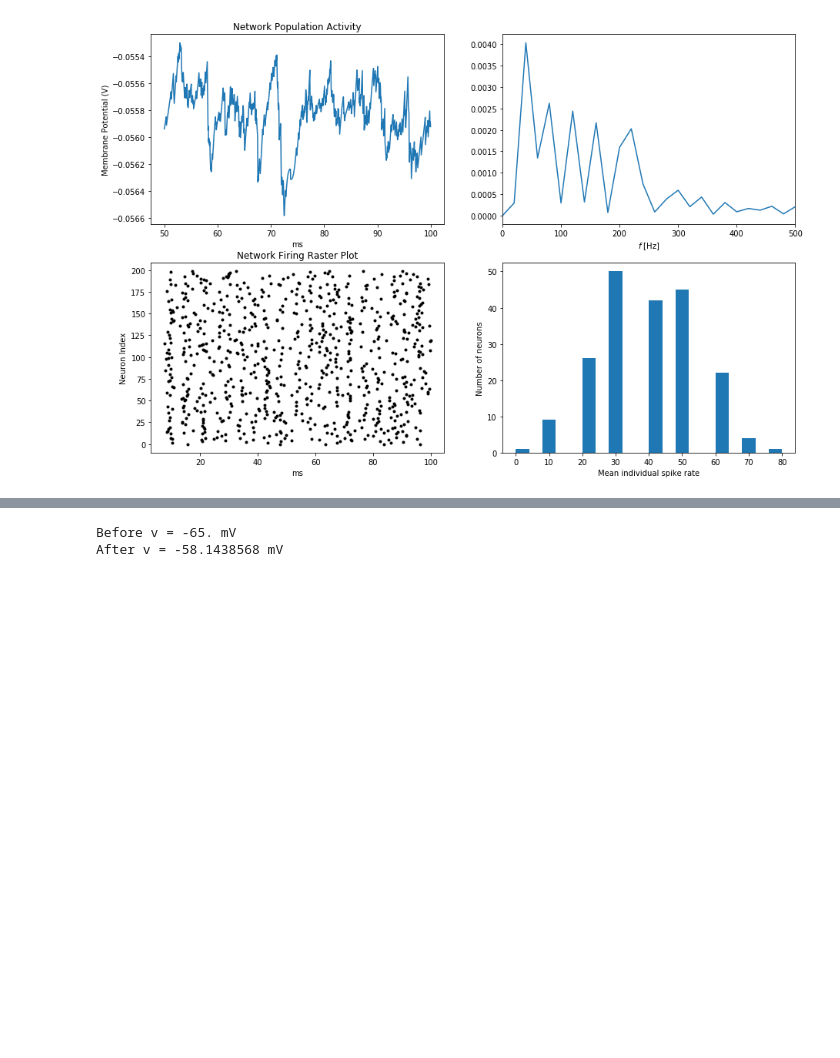
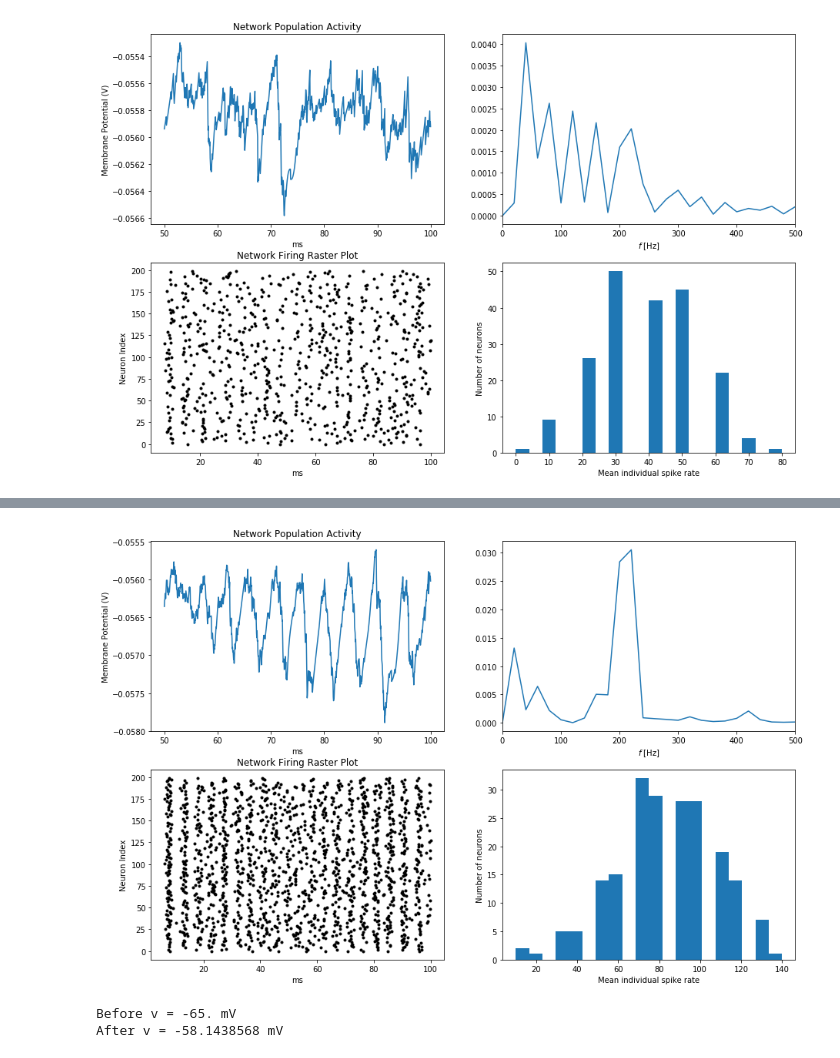
Before and after one commit to debapratimj/Inter-Net, a Jupyter notebook: Plots.ipynb, the cells around one changed output, grey strips where cells are left out. Cells and saved outputs as stored; diff of their text form; code cells hidden in the pictures; blank space fills up the shorter version.

```diff
--- a/Plots.ipynb
+++ b/Plots.ipynb
@@ -219,3 +272,7 @@ plot_all(T_5k, v_pop_5k, Rate_Mon_5k, Spike_Mon_5k, simulation_duration_5k)
+# %%
+plot_all(T_8k, v_pop_8k, Rate_Mon_8k, Spike_Mon_8k, simulation_duration_8k)
+# %% [output]
+[figure, added]
 # %%
 ## 10000 Hz
 start_scope()
```
Also changed, not shown: parts of 18 cells of this notebook.
